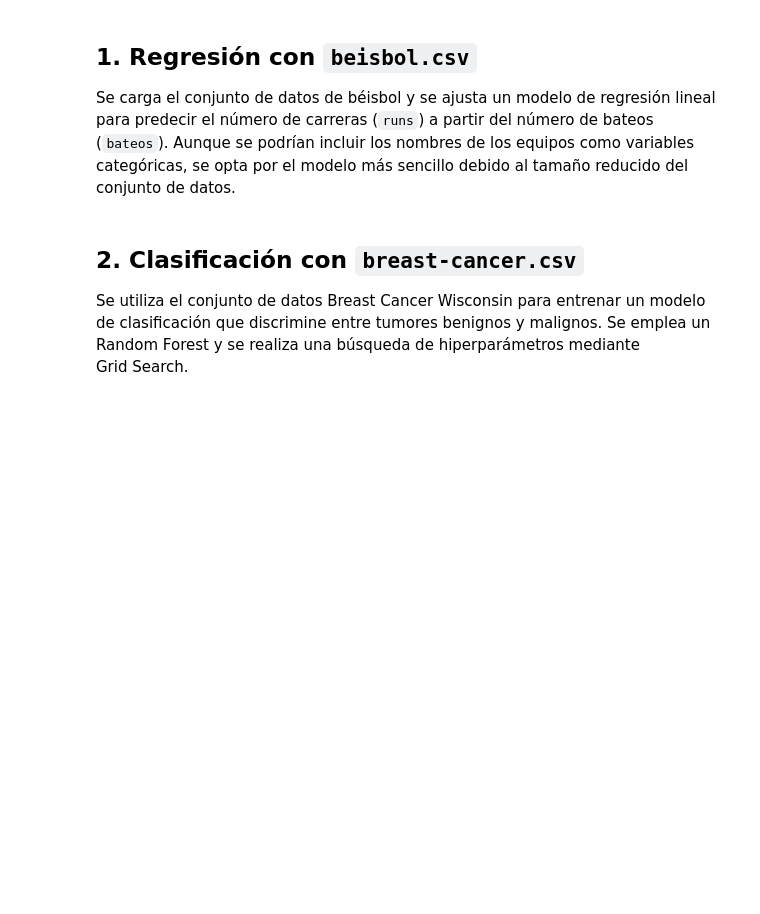
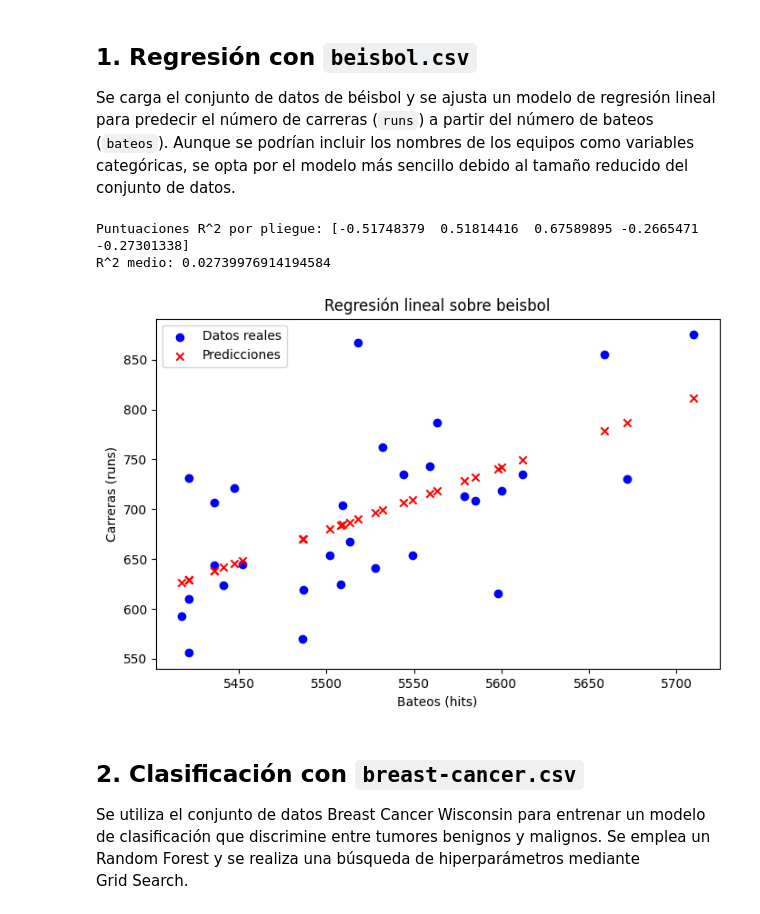
Before and after one commit to DekiruST/analisis-2a-evaluacion-SA, a Jupyter notebook: sa.ipynb, the cells around one changed output. Drawn from its saved outputs; the diff is of its cells as text; code cells hidden in the pictures; blank space fills up the shorter version.

```diff
--- a/sa.ipynb
+++ b/sa.ipynb
@@ -29,32 +29,36 @@ Se carga el conjunto de datos de béisbol y se ajusta un modelo de regresión li
 # %%
 
 # Cargar datos
-beisbol = pd.read_csv('/home/oai/share/beisbol.csv').drop(columns=['Unnamed: 0'])
+beisbol = pd.read_csv('/Users/itzel/Downloads/beisbol.csv').drop(columns=['Unnamed: 0'])
 X = beisbol[['bateos']]
 y = beisbol['runs']
 
 # Ajustar regresión lineal
 def evaluar_regresion(X, y):
     cv = KFold(n_splits=5, shuffle=True, random_state=42)
     model = LinearRegression()
     scores = cross_val_score(model, X, y, cv=cv, scoring='r2')
     print("Puntuaciones R^2 por pliegue:", scores)
     print("R^2 medio:", scores.mean())
     model.fit(X, y)
     return model
 
 model_reg = evaluar_regresion(X, y)
 
 # Predicciones y visualización
 preds = model_reg.predict(X)
 plt.figure()
 plt.scatter(beisbol['bateos'], y, label='Datos reales', color='blue')
 plt.scatter(beisbol['bateos'], preds, label='Predicciones', color='red', marker='x')
 plt.xlabel('Bateos (hits)')
 plt.ylabel('Carreras (runs)')
 plt.title('Regresión lineal sobre beisbol')
 plt.legend()
 plt.show()
+# %% [output]
+Puntuaciones R^2 por pliegue: [-0.51748379  0.51814416  0.67589895 -0.2665471  -0.27301338]
+R^2 medio: 0.02739976914194584
+[figure, added]
 # %% [markdown]
 
 ## 2. Clasificación con `breast-cancer.csv`
```
Also changed, not shown: parts of 8 cells of this notebook.
